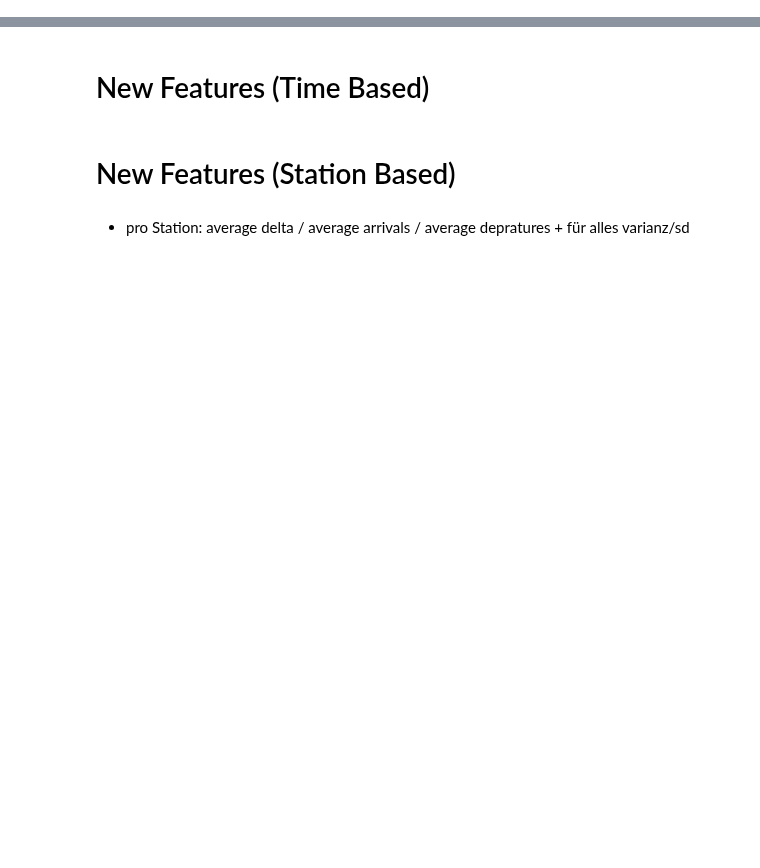
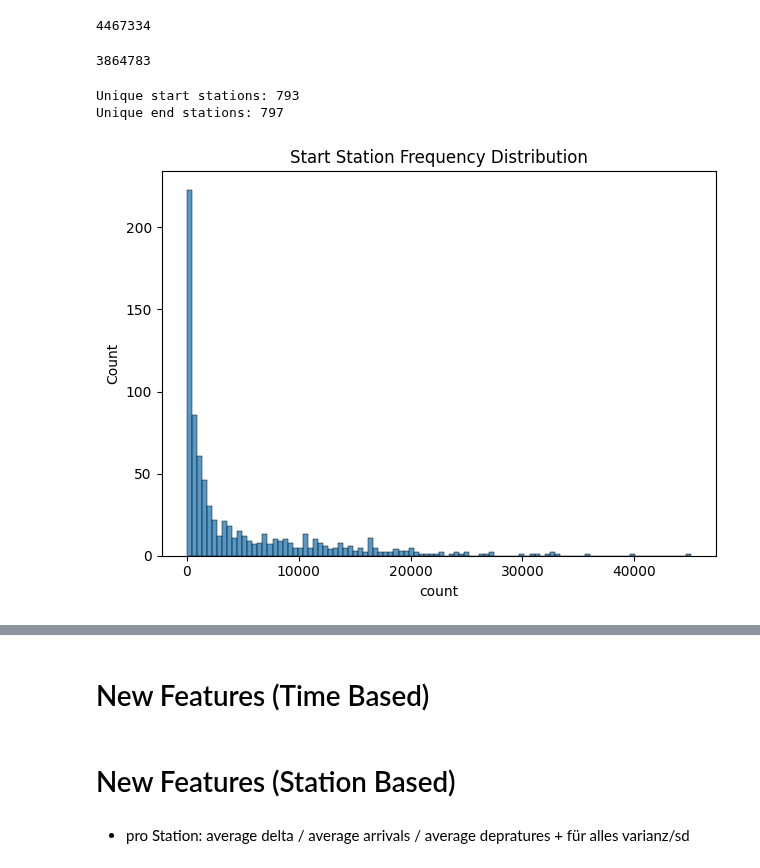
Before and after one commit to linusha/rental-bike-predictions, a Jupyter notebook: features.ipynb, the cells around one changed output, grey strips where cells are left out. Saved outputs shown, nothing was run; the diff lists cells and outputs as text; code cells hidden in the pictures; blank space fills up the shorter version.

Commit message:
Fix timezone issue in unified dataframe and add some reportings

```diff
--- a/features.ipynb
+++ b/features.ipynb
@@ -5,3 +12,8 @@ import glob
 csv_files = glob.glob('data/raw/2023*-capitalbikeshare-tripdata.csv')
 df = pd.concat([pd.read_csv(f) for f in csv_files], ignore_index=True)
+# %%
+# number of trips, for reporting purposses
+len(df)
+# %% [output]
+4467334
 # %%
@@ -12,3 +23,23 @@ df = df[
     df['end_station_name'].notna() &
     (df['end_station_name'].str.strip() != '')
 ]
+# %%
+# number of trips starting and ending at stations, for reporting purposses
+len(df)
+# %% [output]
+3864783
+# %%
+print("Unique start stations:", len(df["start_station_name"].unique()))
+print("Unique end stations:", len(df["end_station_name"].unique()))
+# %% [output]
+Unique start stations: 793
+Unique end stations: 797
+# %%
+station_counts = df["start_station_name"].value_counts()
+sns.histplot(data=station_counts, bins=100)
+plt.title('Start Station Frequency Distribution')
+plt.tight_layout()
+plt.savefig('figures/start_station_distribution_before.png')
+plt.show()
+# %% [output]
+[figure, added]
```
Also changed, not shown: parts of 19 cells of this notebook, 7 other files.
